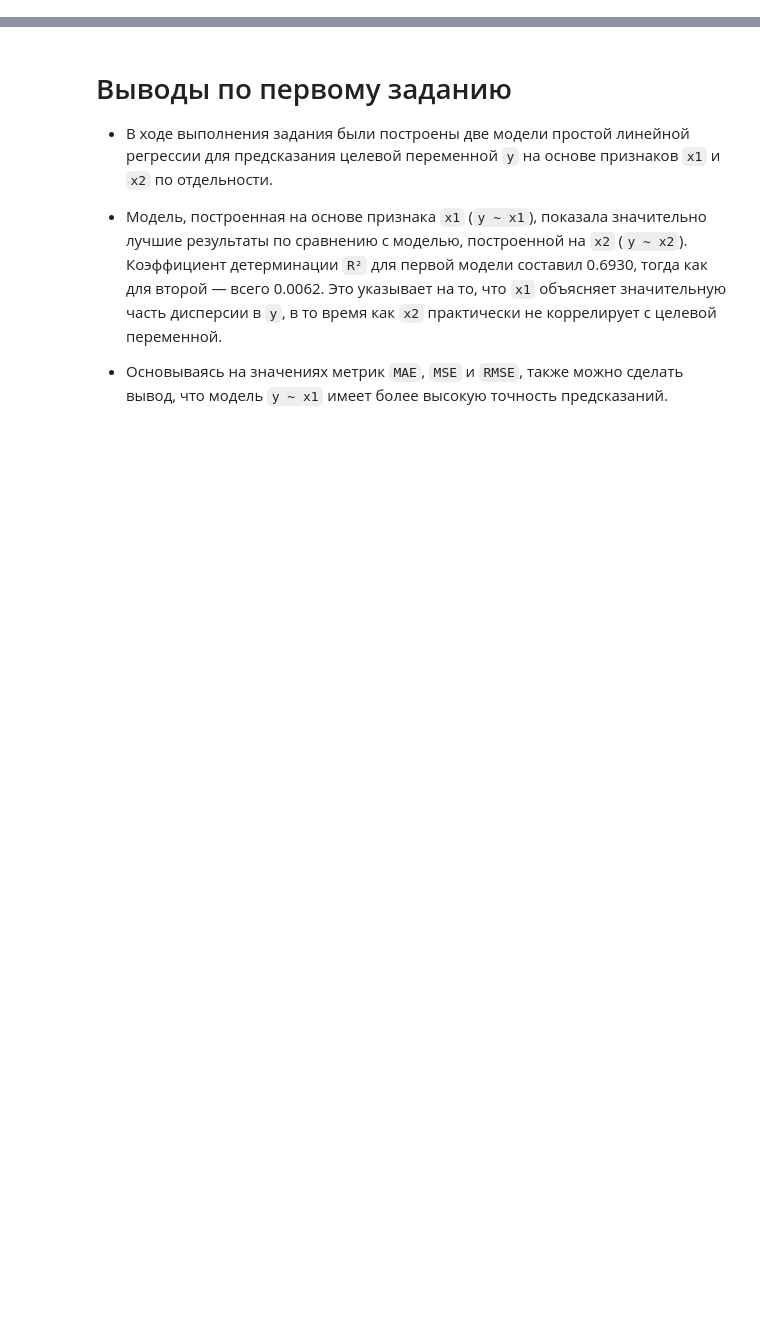
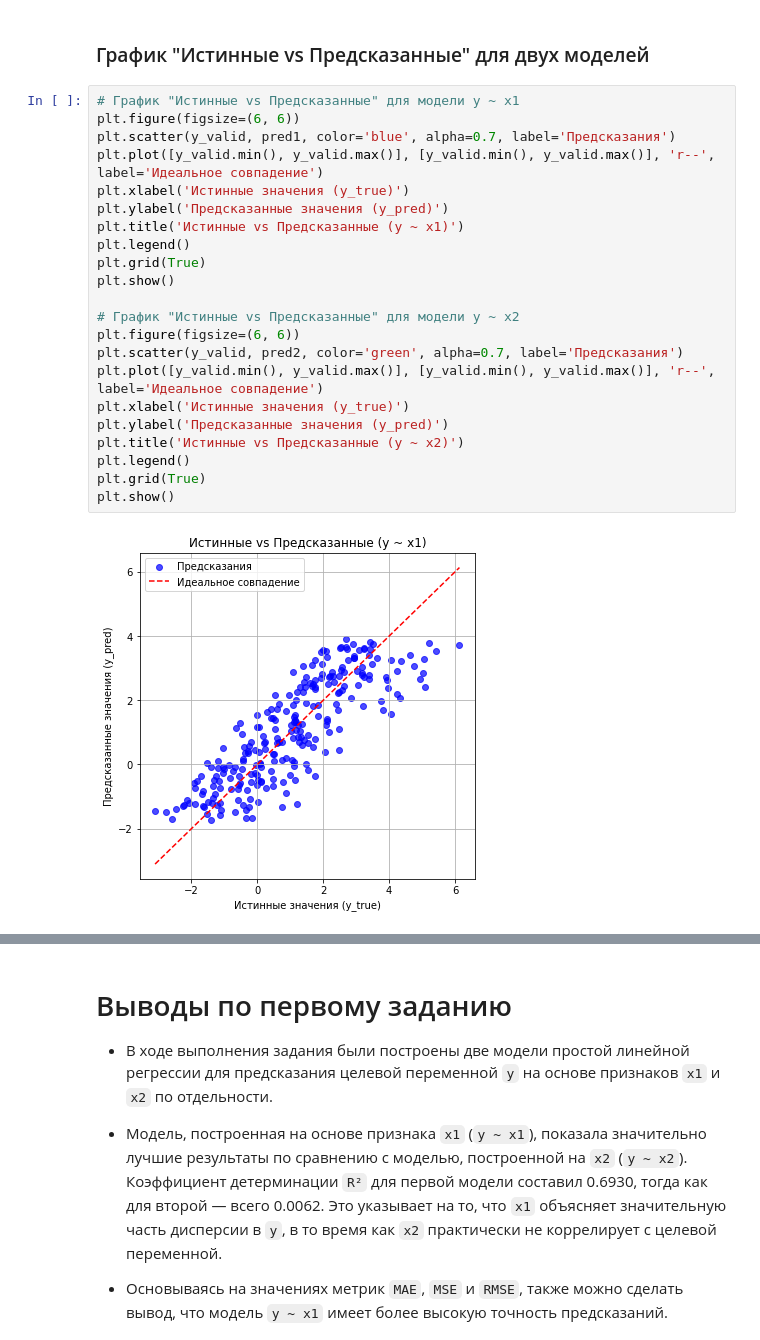
Before and after one commit to Artem12Reshetnikov/Data_Analytics, a Jupyter notebook: ЛР3_Решетников_Вариант_9.ipynb, the cells around one changed output, grey strips where cells are left out. Saved outputs shown, nothing was run; the diff lists cells and outputs as text; blank space fills up the shorter version.

```diff
--- a/ЛР3_Решетников_Вариант_9.ipynb
+++ b/ЛР3_Решетников_Вариант_9.ipynb
@@ -193,0 +225,26 @@ R²: 0.0062
+# %% [markdown]
+### График "Истинные vs Предсказанные" для двух моделей
+# %%
+# График "Истинные vs Предсказанные" для модели y ~ x1
+plt.figure(figsize=(6, 6))
+plt.scatter(y_valid, pred1, color='blue', alpha=0.7, label='Предсказания')
+plt.plot([y_valid.min(), y_valid.max()], [y_valid.min(), y_valid.max()], 'r--', label='Идеальное совпадение')
+plt.xlabel('Истинные значения (y_true)')
+plt.ylabel('Предсказанные значения (y_pred)')
+plt.title('Истинные vs Предсказанные (y ~ x1)')
+plt.legend()
+plt.grid(True)
+plt.show()
+
+# График "Истинные vs Предсказанные" для модели y ~ x2
+plt.figure(figsize=(6, 6))
+plt.scatter(y_valid, pred2, color='green', alpha=0.7, label='Предсказания')
+plt.plot([y_valid.min(), y_valid.max()], [y_valid.min(), y_valid.max()], 'r--', label='Идеальное совпадение')
+plt.xlabel('Истинные значения (y_true)')
+plt.ylabel('Предсказанные значения (y_pred)')
+plt.title('Истинные vs Предсказанные (y ~ x2)')
+plt.legend()
+plt.grid(True)
+plt.show()
+# %% [output]
+[figure, added]
```
Also changed, not shown: parts of 58 cells of this notebook.
